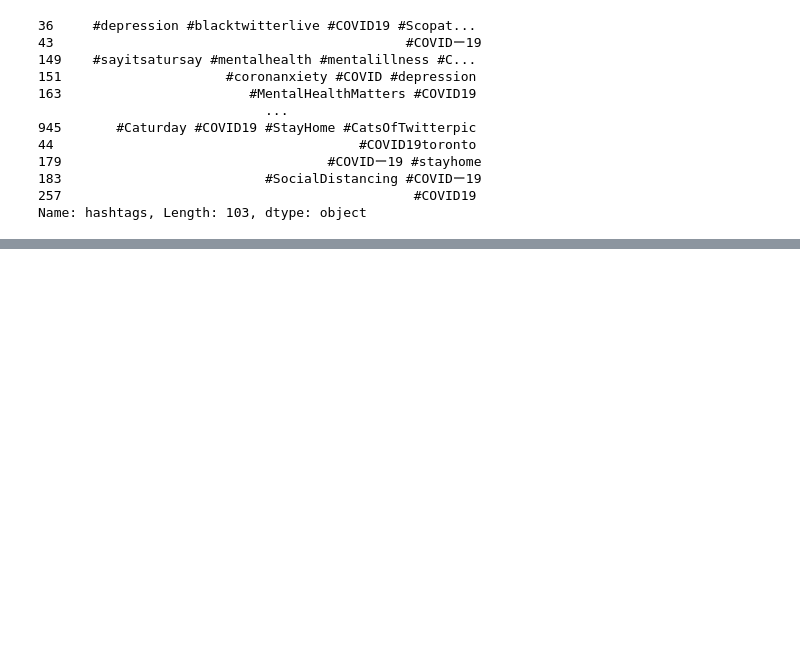
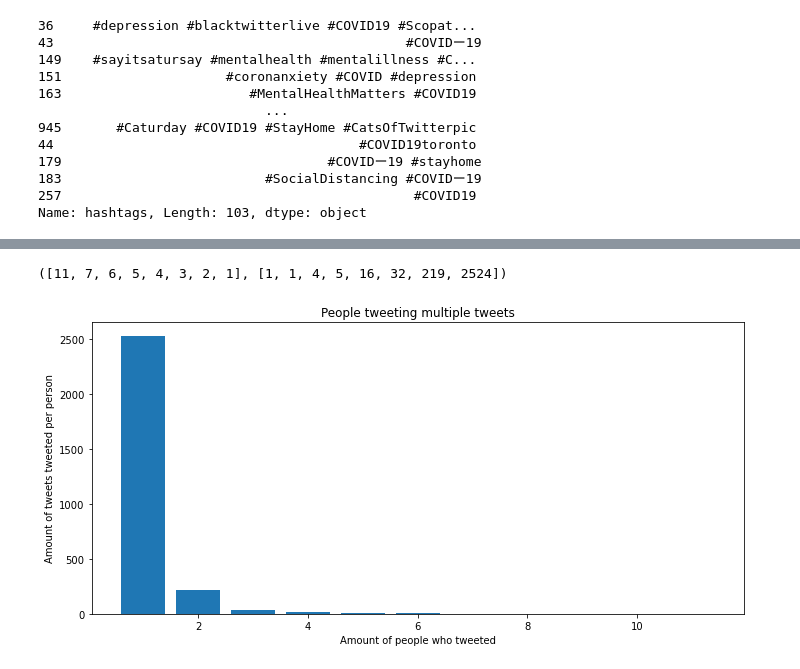
Before and after one commit to edwardsrk/depression-anxiety-tweets, a Jupyter notebook: Depression and Anxiety in Tweets.ipynb, the cells around one changed output, grey strips where cells are left out. Cells and saved outputs as stored; diff of their text form; code cells hidden in the pictures; blank space fills up the shorter version.

```diff
--- a/Depression and Anxiety in Tweets.ipynb
+++ b/Depression and Anxiety in Tweets.ipynb
@@ -235,0 +424,3 @@ Name: hashtags, Length: 103, dtype: object
+# %%
+df.drop(df[df['username'] == 'GamesRedDeer'].index, inplace = True)
+#dropping outlier
@@ -235,0 +452,30 @@ Name: hashtags, Length: 103, dtype: object
+# %%
+user_count = df.username.value_counts()
+counts_2 = user_count.tolist()
+counts_of_tweets_2 = Counter(counts_2)
+# a count of how many people have multiple tweets
+
+w = list(counts_of_tweets_2.keys())
+#amout of tweet
+q = list(counts_of_tweets_2.values())
+#amount of people
+type(x)
+w, q
+# %% [output]
+([11, 7, 6, 5, 4, 3, 2, 1], [1, 1, 4, 5, 16, 32, 219, 2524])
+# %%
+width_2 = 0.35  # the width of the bars
+
+fig_2 = plt.figure(figsize = (10, 5))
+plt.bar(w, q)
+#plt.set_xtickslabels(x)
+plt.xlabel("Amount of people who tweeted")
+plt.ylabel("Amount of tweets tweeted per person")
+plt.title("People tweeting multiple tweets")
+plt.tight_layout()
+#plt.set_xticks(x)
+plt.show();
+
+#graph with outlier removed
+# %% [output]
+[figure, added]
```
Also changed, not shown: parts of 22 cells of this notebook.
